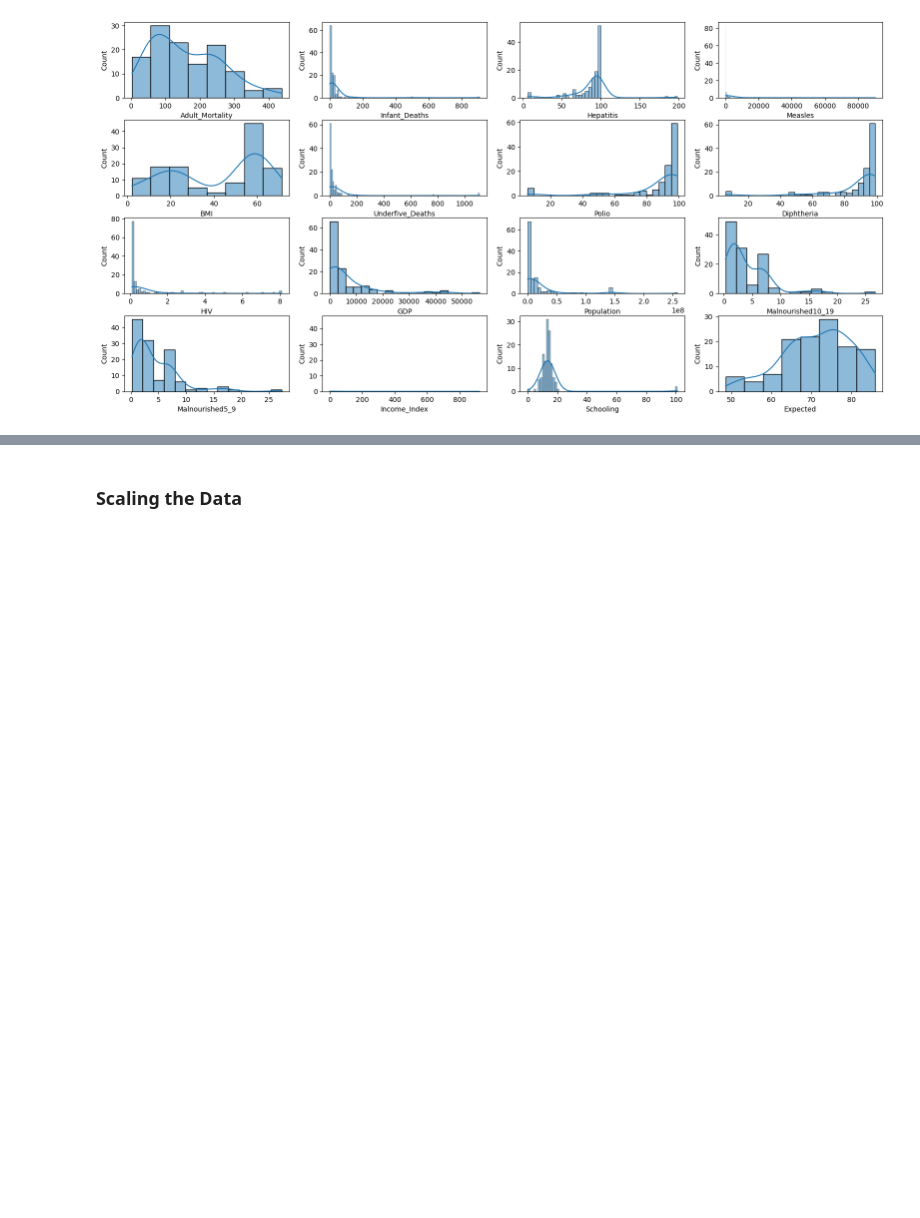
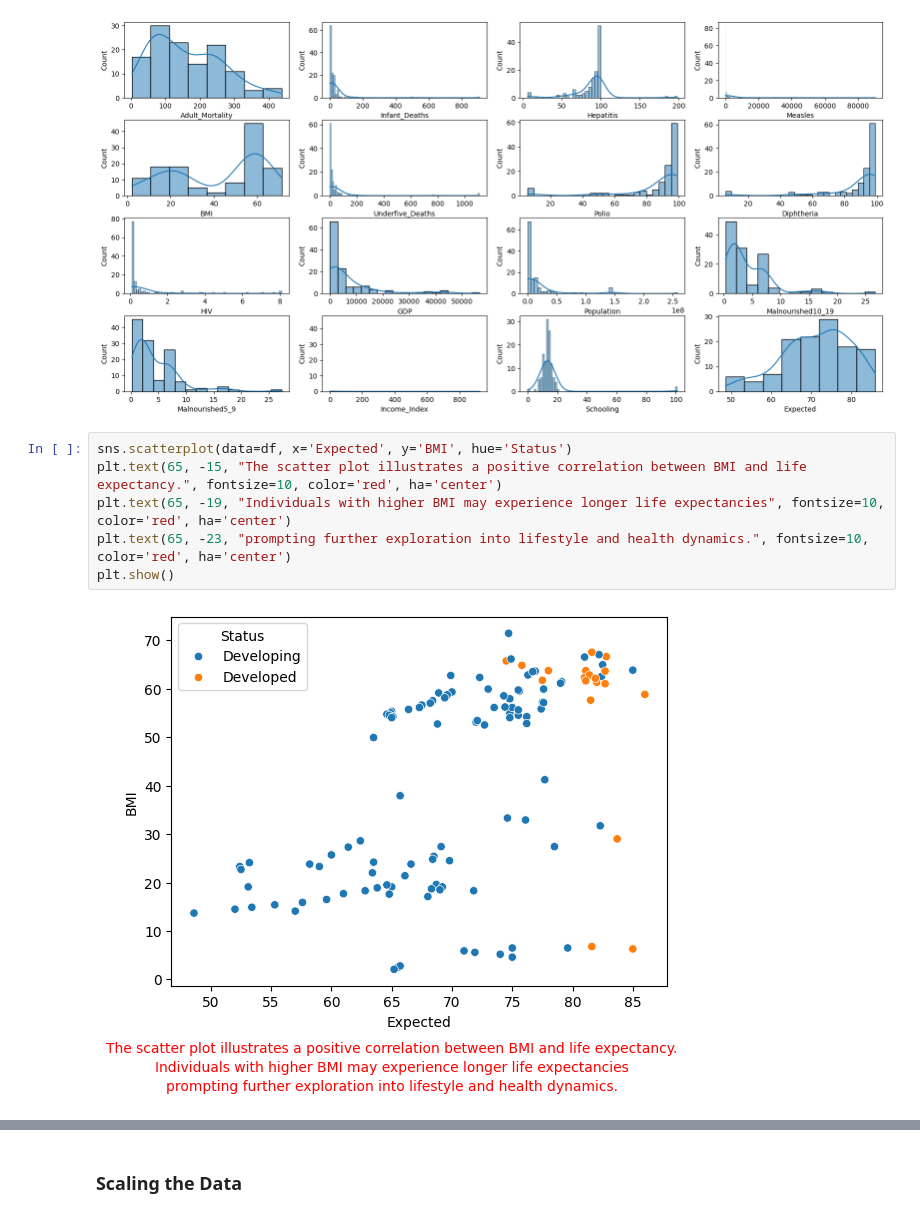
Before and after one commit to vinaykumargummadi/Data-Science-Projects, a Jupyter notebook: MicroProject and Assignment/VinayKumarG_Graded_assigment.ipynb, the cells around one changed output, grey strips where cells are left out. Cells and saved outputs as stored; diff of their text form; blank space fills up the shorter version.

```diff
--- a/MicroProject and Assignment/VinayKumarG_Graded_assigment.ipynb
+++ b/MicroProject and Assignment/VinayKumarG_Graded_assigment.ipynb
@@ -193,4 +193,12 @@ for r in range(4):
             i+=1
 # %% [output]
 [figure]
+# %%
+sns.scatterplot(data=df, x='Expected', y='BMI', hue='Status')
+plt.text(65, -15, "The scatter plot illustrates a positive correlation between BMI and life expectancy.", fontsize=10, color='red', ha='center')
+plt.text(65, -19, "Individuals with higher BMI may experience longer life expectancies", fontsize=10, color='red', ha='center')
+plt.text(65, -23, "prompting further exploration into lifestyle and health dynamics.", fontsize=10, color='red', ha='center')
+plt.show()
+# %% [output]
+[figure, added]
 # %%
```
Also changed, not shown: parts of 9 cells of this notebook, 2 other files.
